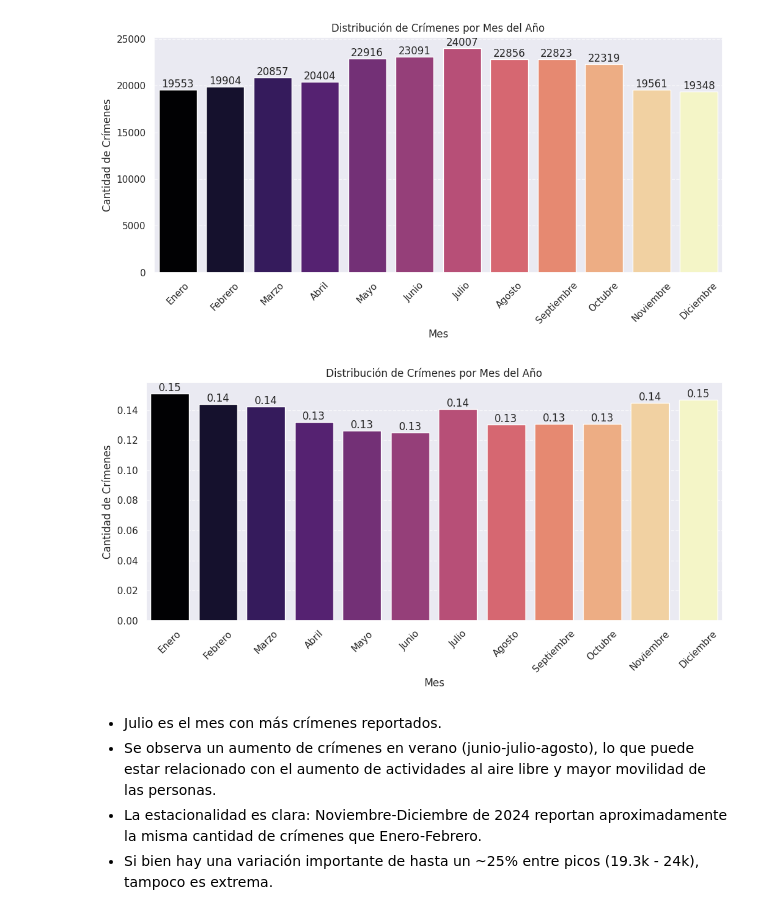
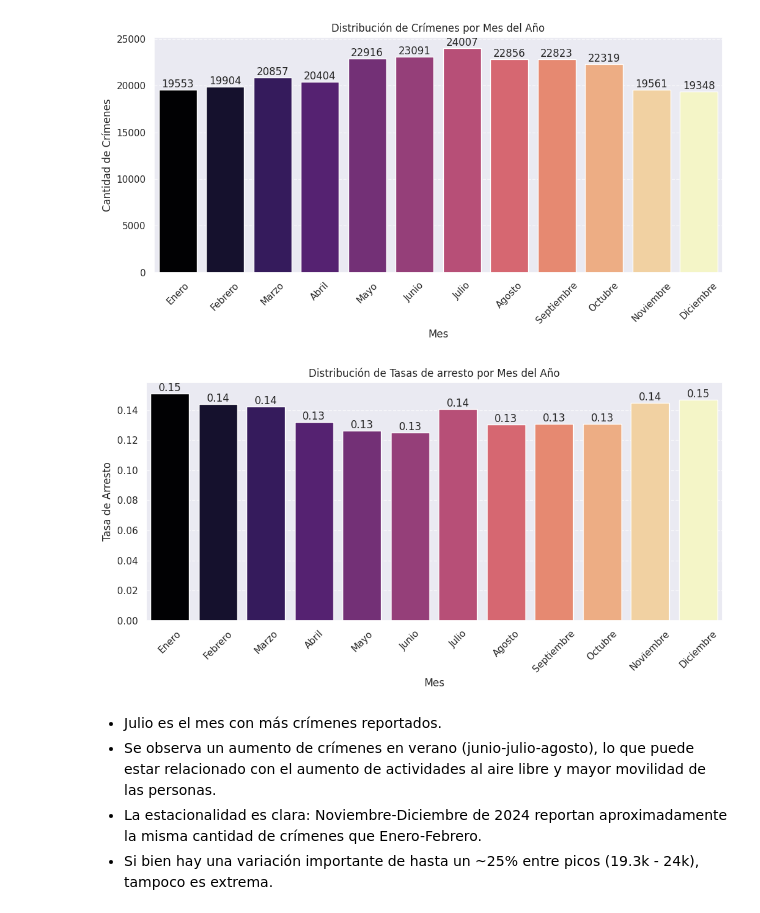
Before and after one commit to mbarquienero/Analisis_de_datos, a Jupyter notebook: chicago_crimenes.ipynb, the cells around one changed output. Drawn from its saved outputs; the diff is of its cells as text; code cells hidden in the pictures.

```diff
--- a/chicago_crimenes.ipynb
+++ b/chicago_crimenes.ipynb
@@ -1245,25 +1245,25 @@ plt.show()
 # %%
 # distribución de las cantidades de crímenes a lo largo del año - por mes
 fig, ax = plt.subplots(figsize=(12, 5))
 sns.barplot(df.groupby("mes")["arrest"].mean().reset_index(), x="mes", y='arrest',
             hue="mes", palette="magma", legend=False, ax=ax)
 
-ax.set_title("Distribución de Crímenes por Mes del Año")
+ax.set_title("Distribución de Tasas de arresto por Mes del Año")
 ax.set_xlabel("Mes")
-ax.set_ylabel("Cantidad de Crímenes")
+ax.set_ylabel("Tasa de Arresto")
 ax.set_xticks(
     range(0, 12),
     ["Enero", "Febrero", "Marzo", "Abril", "Mayo", "Junio", "Julio", "Agosto", "Septiembre", "Octubre", "Noviembre", "Diciembre"],
     rotation=45
 )
 ax.grid(axis='y', linestyle='--', alpha=0.7)
 
 for container in ax.containers:
     ax.bar_label(container, fmt='%.2f')
 
 plt.show()
 # %% [output]
-[figure, old version]
+[figure, new version]
 # %% [markdown]
 * Julio es el mes con más crímenes reportados.
 * Se observa un aumento de crímenes en verano (junio-julio-agosto), lo que puede estar relacionado con el aumento de actividades al aire libre y mayor movilidad de las personas.
```
Also changed, not shown: parts of 4 cells of this notebook.
